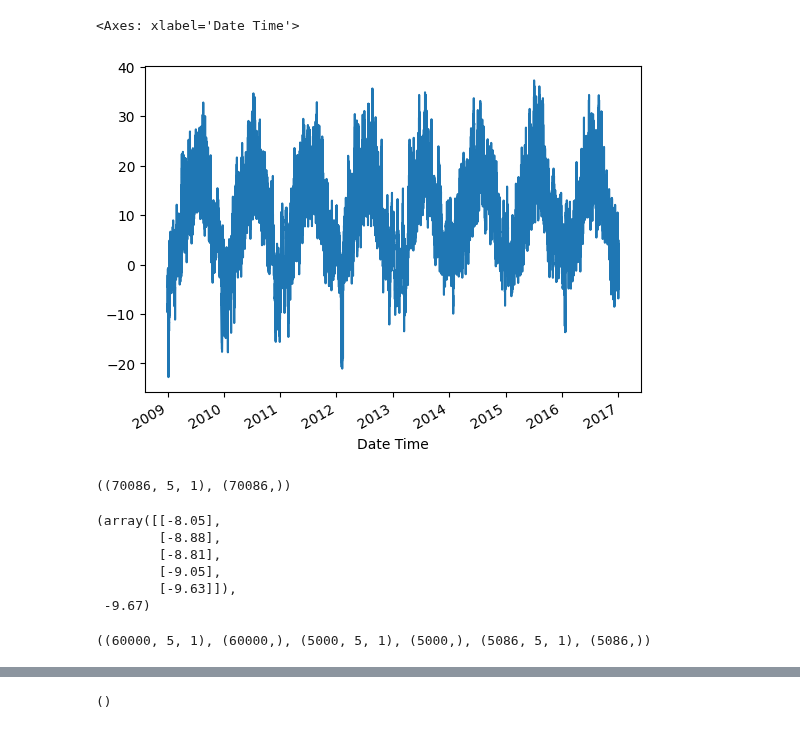
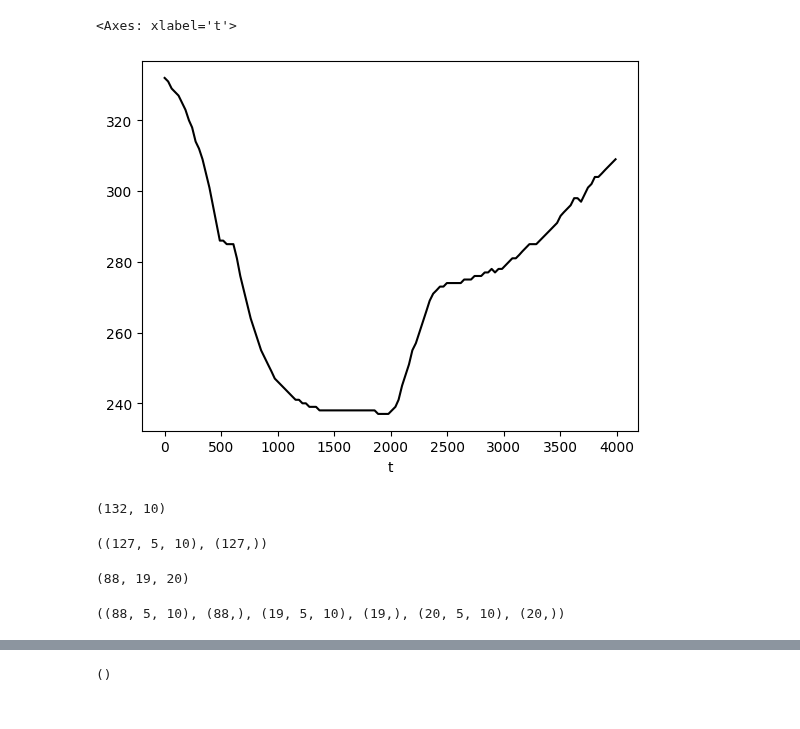
Before and after one commit to marcelogarret/projeto_mestrado, a Jupyter notebook: LSTM_garret_JAX.ipynb, the cells around one changed output, grey strips where cells are left out. Drawn from its saved outputs; the diff is of its cells as text; code cells hidden in the pictures.

```diff
--- a/LSTM_garret_JAX.ipynb
+++ b/LSTM_garret_JAX.ipynb
@@ -64,0 +38,4 @@ df
+# %%
+## Importação do histórico - UNISIM
+df = pd.read_excel('/content/drive/MyDrive/UNISIM/dataset_unisim.xlsx')
+df.head()
@@ -69,2 +52,0 @@ df.shape
-# %%
-df = df[5::6]
@@ -80,0 +53,5 @@ df[:6]
+# %%
+df.index = df['t']
+t = df['t']
+df.drop('t', axis=1, inplace=True)
+df
@@ -85,3 +76,0 @@ df.shape
-# %%
-df.index = pd.to_datetime(df['Date Time'], format='%d.%m.%Y %H:%M:%S')
-df.tail()
@@ -96,6 +76,0 @@ df.tail()
-# %%
-temp = df['T (degC)']
-temp.plot()
-# %% [output]
-<Axes: xlabel='Date Time'>
-[figure, removed]
@@ -113,15 +77,21 @@ def df_to_X_y(df, window_size=5):
-# %%
-WINDOW_SIZE = 5
-X, y = df_to_X_y(temp, WINDOW_SIZE)
-X.shape, y.shape
-# %% [output]
-((70086, 5, 1), (70086,))
-# %%
-X[0, :, :], y[0]
-# %% [output]
-(array([[-8.05],
-        [-8.88],
-        [-8.81],
-        [-9.05],
-        [-9.63]]),
- -9.67)
+# %%
+press = df['p']
+press.plot(color='black')
+# %% [output]
+<Axes: xlabel='t'>
+[figure, added]
+# %%
+from sklearn.preprocessing import MinMaxScaler
+
+# Normalize the data
+scaler = MinMaxScaler()
+scaled_data = scaler.fit_transform(df)
+# scaled_data = df.to_numpy()
+
+# Define sequence length and features
+window_size = 5  # Number of time steps in each sequence
+features = len(df.columns)
+
+scaled_data.shape
+# %% [output]
+(132, 10)
@@ -128,7 +107,21 @@ X[0, :, :], y[0]
+# %%
+# Convert to jax numpy arrays
+X = jnp.array(X)
+y = jnp.array(y)
+X.shape, y.shape
+# %% [output]
+((127, 5, 10), (127,))
+# %%
+train_size = int(0.7 * len(X))
+val_size = int(0.15 * len(X))
+test_size = len(X) - train_size - val_size
+train_size, val_size, test_size
+# %% [output]
+(88, 19, 20)
 # %%
-X_train, y_train = X[:60000], y[:60000]
-X_val, y_val = X[60000:65000], y[60000:65000]
-X_test, y_test = X[65000:], y[65000:]
+X_train, y_train = X[:train_size], y[:train_size]
+X_val, y_val = X[train_size:train_size+val_size], y[train_size:train_size+val_size]
+X_test, y_test = X[train_size+val_size:], y[train_size+val_size:]
 X_train.shape, y_train.shape, X_val.shape, y_val.shape, X_test.shape, y_test.shape
 # %% [output]
-((60000, 5, 1), (60000,), (5000, 5, 1), (5000,), (5086, 5, 1), (5086,))
+((88, 5, 10), (88,), (19, 5, 10), (19,), (20, 5, 10), (20,))
```
Also changed, not shown: parts of 32 cells of this notebook.
